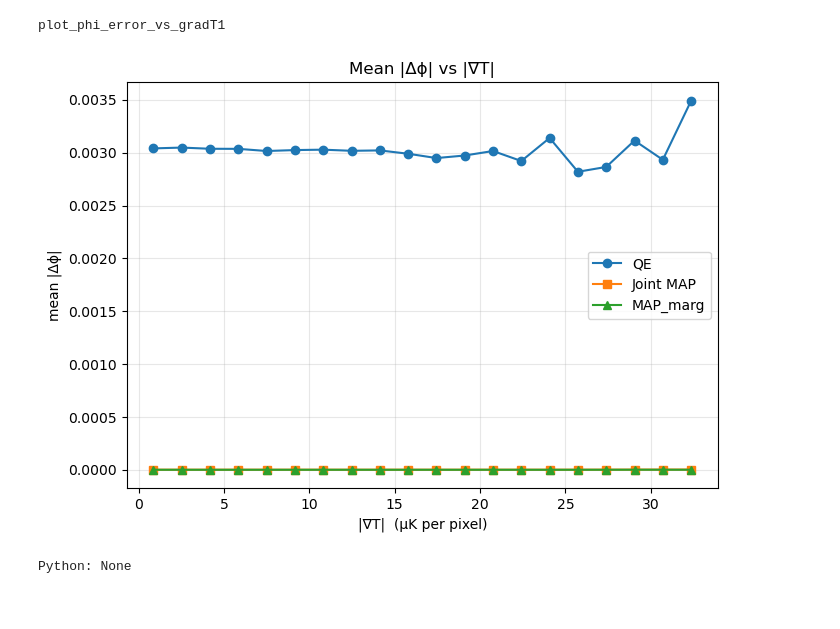
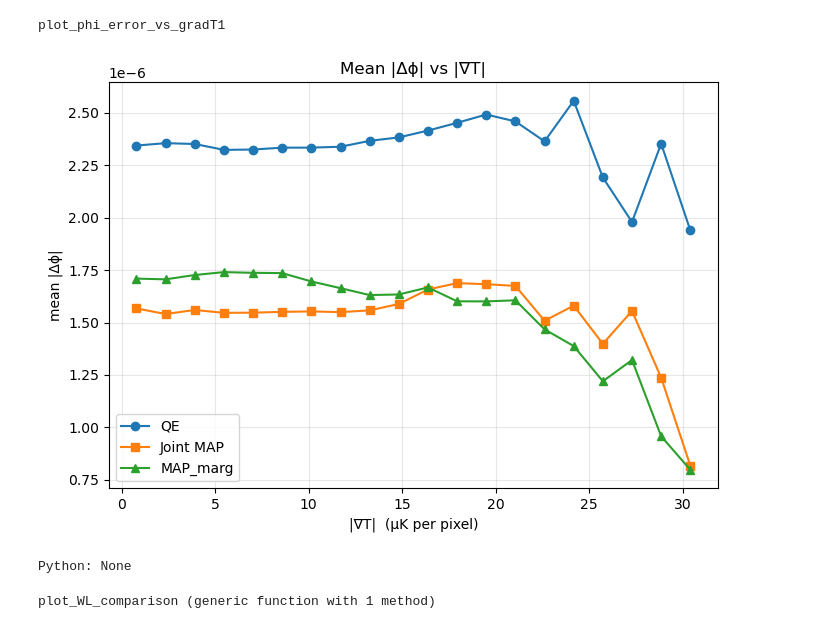
Before and after one commit to mdh959/CMB_Project, a Jupyter notebook: project.ipynb, the cells around one changed output. Saved outputs shown, nothing was run; the diff lists cells and outputs as text; code cells hidden in the pictures.

```diff
--- a/project.ipynb
+++ b/project.ipynb
@@ -4,14 +4,14 @@ using PythonPlot
 
 
 Cℓ  = camb(r=0.05, ℓmax=21000)
-Cℓn = noiseCℓs(μKarcminT=1.0)
+Cℓn = noiseCℓs(μKarcminT=0.1, ℓknee=0)
 
 
 θpix  = 0.7438046267475303  # pixel size in arcmin
 Nside = 512      # number of pixels per side in the map
 pol   = :I       # type of data to use (can be :T, :P, or :TP)
-T     = Float64  # data type (Float32 is ~2 as fast as Float64);
-bandpass_mask = LowPass(6000);
+T     = Float32  # data type (Float32 is ~2 as fast as Float64);
+bandpass_mask = LowPass(1000);
 
 (;f, f̃, ϕ, ds) = load_sim(
     seed = 3,
@@ -533,2 +582,0 @@ WL_marg  = W_marg_running
-# %%
-data = npzread("results/bandpass_6000_full.npz")
@@ -690,16 +757,46 @@ plot_phi_error_vs_gradT1
 # %%
 qe = quadratic_estimate(ds; weights=:lensed, wiener_filtered=false)
 ϕqe = qe.ϕqe
 ΔϕQE   = (Map(ϕ) - Map(ϕqe)).arr
 ΔϕJ    = (Map(ϕ) - ϕ_joint_deb).arr
 Δϕmarg = (Map(ϕ) - ϕ_marg_deb).arr
 
 plot_phi_error_vs_gradT1(
     f,
     ΔϕQE,
     ΔϕJ,
     Δϕmarg
 )
+savefig("phi_error_vs_gradT_bandpass_6000.png", dpi=300)
 # %% [output]
-[figure, old version]
+[figure, new version]
 Python: None
+# %%
+using PythonPlot
+
+function plot_WL_comparison(
+    ℓ_template,
+    W_joint_running,
+    W_marg_running,
+    ds
+)
+
+
+    # --- ensure everything is 1D Float vectors ---
+    ℓ  = collect(ℓ_template)
+    WJ = collect(W_joint_running)
+    WM = collect(W_marg_running)
+
+    # --- plot ---
+    plt.figure()
+    plt.plot(ℓ, WJ, label="Joint MAP")
+    plt.plot(ℓ, WM, label="MAP marg")
+
+    plt.xlabel(L"\ell")
+    plt.ylabel(L"W_\ell")
+    plt.xlim(0, 2000)
+    plt.legend()
+    plt.grid(true)
+end
+# %% [output]
+plot_WL_comparison (generic function with 1 method)
```
Also changed, not shown: parts of 18 cells of this notebook, 1 other file.
